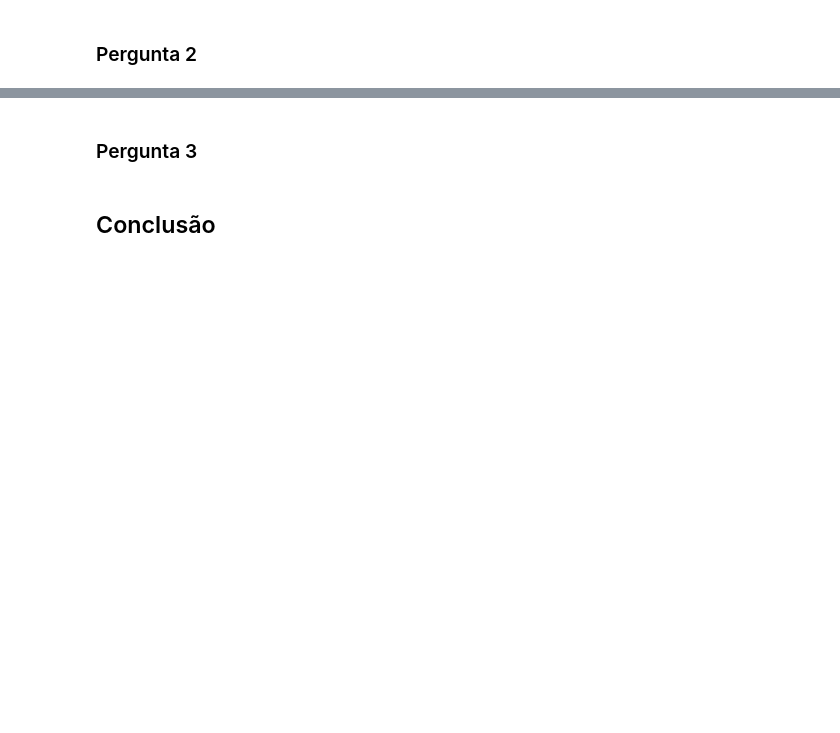
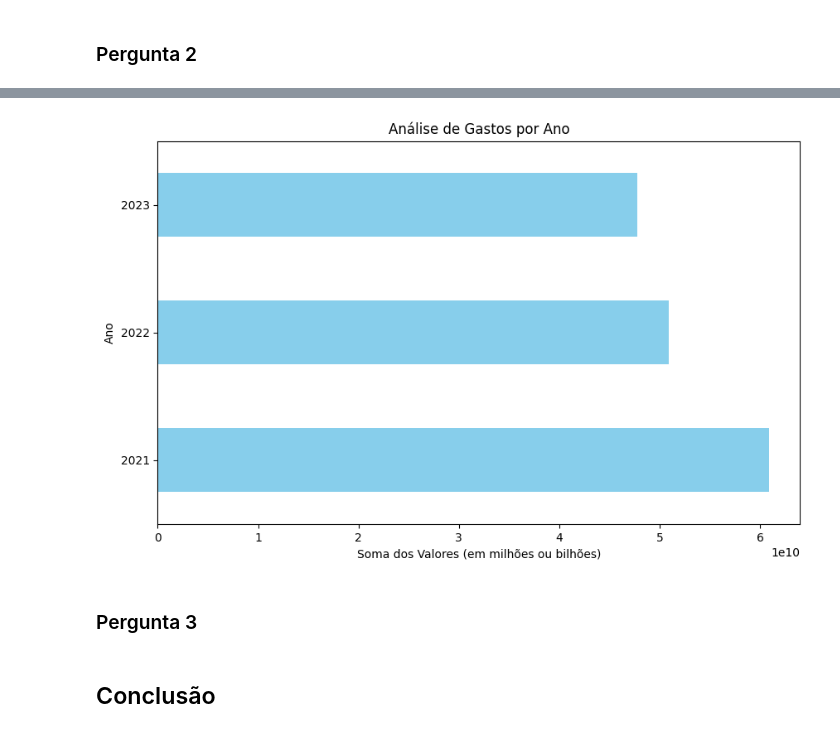
Before and after one commit to juliajgmb/projeto_icd, a Jupyter notebook: fase_Final.ipynb, the cells around one changed output, grey strips where cells are left out. Drawn from its saved outputs; the diff is of its cells as text; code cells hidden in the pictures; blank space fills up the shorter version.

```diff
--- a/fase_Final.ipynb
+++ b/fase_Final.ipynb
@@ -89,0 +163,4 @@ df_valores_negativos
+# %%
+df_jp = dataset_copia[dataset_copia['UF'] == "PB"]
+
+df_jp
@@ -90,3 +181,20 @@ df_valores_negativos
+# %%
+# Agrupar os valores por "Ano" e somar os valores correspondentes
+gastos_por_ano = df_jp.groupby('Ano')['Valor'].sum()
+
+# Criar o gráfico horizontal
+plt.figure(figsize=(10, 6))
+gastos_por_ano.plot(kind='barh', color='skyblue')
+
+# Adicionar título e rótulos
+plt.title('Análise de Gastos por Ano')
+plt.xlabel('Soma dos Valores (em milhões ou bilhões)')
+plt.ylabel('Ano')
+
+# Exibir o gráfico
+plt.show()
+# %% [output]
+[figure, added]
 # %% [markdown]
 ### Pergunta 3
 # %% [markdown]
```
Also changed, not shown: parts of 14 cells of this notebook.
